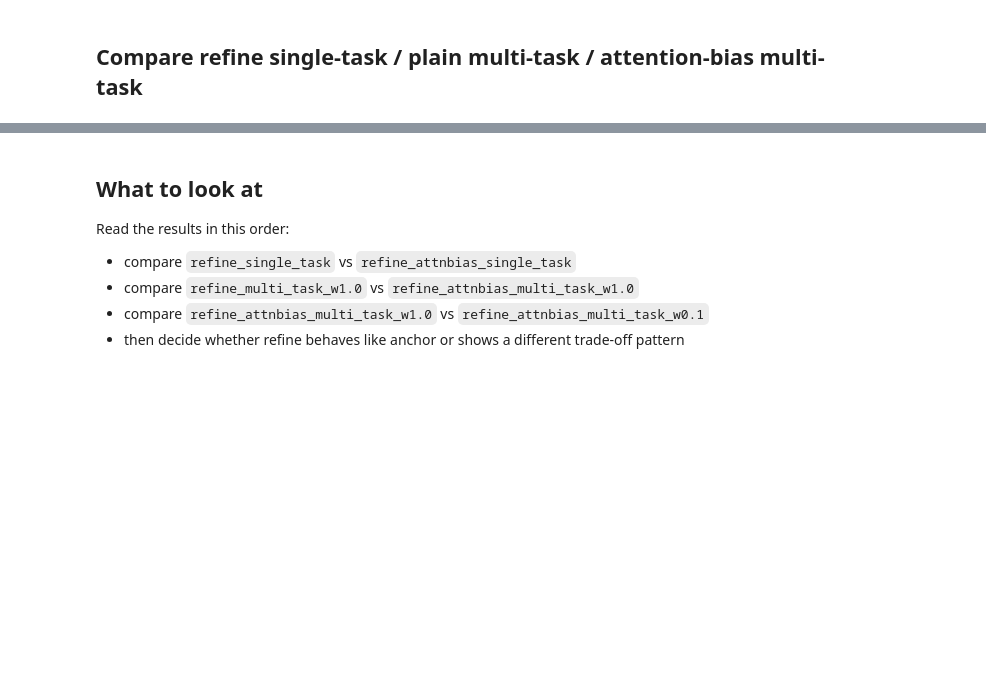
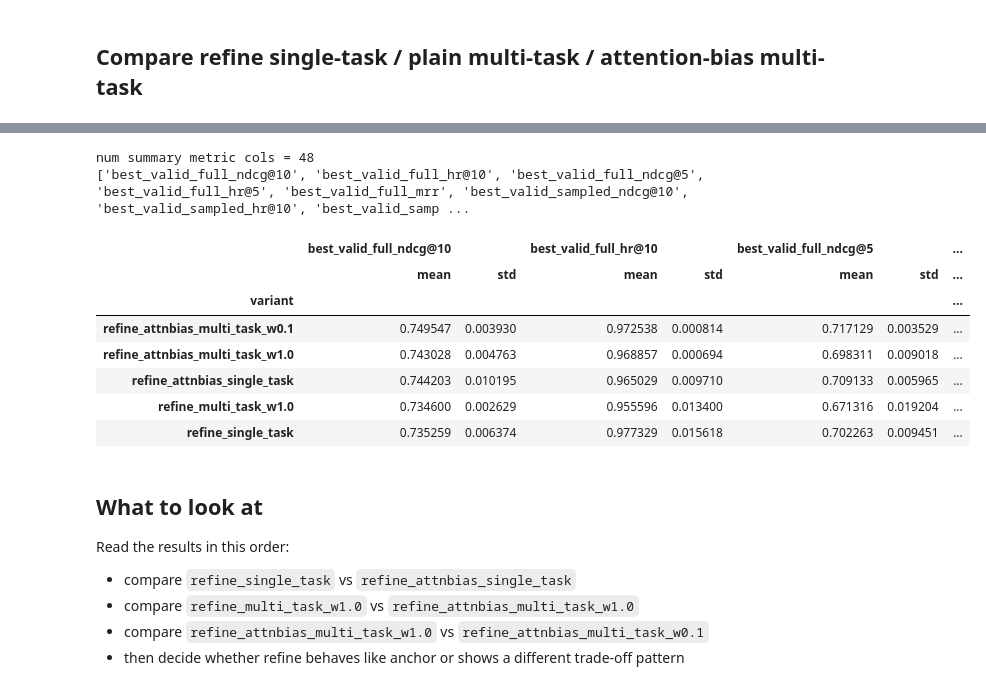
Before and after one commit to hwbuzz/time-aware-behavior-prediction, a Jupyter notebook: notebooks/sasrec_stage3_bpi2012_colab_train_08_260607.ipynb, the cells around one changed output, grey strips where cells are left out. Cells and saved outputs as stored; diff of their text form; code cells hidden in the pictures; blank space fills up the shorter version.

```diff
--- a/notebooks/sasrec_stage3_bpi2012_colab_train_08_260607.ipynb
+++ b/notebooks/sasrec_stage3_bpi2012_colab_train_08_260607.ipynb
@@ -492,7 +786,67 @@ df_compare[display_cols]
 # %%
-summary_metric_cols = [c for c in df_compare.columns if c.startswith(('best_valid_', 'best_test_at_best_valid_'))]
+import pandas as pd
+
+candidate_cols = [
+    c for c in df_compare.columns
+    if c.startswith(('best_valid_', 'best_test_at_best_valid_'))
+]
+
+summary_metric_cols = []
+for c in candidate_cols:
+    converted = pd.to_numeric(df_compare[c], errors='coerce')
+    if converted.notna().any():
+        df_compare[c] = converted
+        summary_metric_cols.append(c)
+
+def summary_metric_sort_key(col):
+    if col.startswith('best_valid_'):
+        group_rank = 0
+        name = col[len('best_valid_'):]
+    elif col.startswith('best_test_at_best_valid_'):
+        group_rank = 1
+        name = col[len('best_test_at_best_valid_'):]
+    else:
+        group_rank = 99
+        name = col
+
+    metric_order = [
+        'full_ndcg@10', 'full_hr@10', 'full_ndcg@5', 'full_hr@5', 'full_mrr',
+        'sampled_ndcg@10', 'sampled_hr@10', 'sampled_ndcg@5', 'sampled_hr@5', 'sampled_mrr',
+        'task_accuracy', 'task_macro_f1', 'task_top5_accuracy', 'task_top10_accuracy',
+        'task_time_mae', 'task_time_rmse', 'task_time_median_ae',
+    ]
+
+    try:
+        metric_rank = metric_order.index(name)
+    except ValueError:
+        metric_rank = 999
+
+    return (group_rank, metric_rank, name)
+
+summary_metric_cols = sorted(summary_metric_cols, key=summary_metric_sort_key)
+
+print('num summary metric cols =', len(summary_metric_cols))
+print(summary_metric_cols)
+
 summary_compare = df_compare.groupby('variant')[summary_metric_cols].agg(['mean', 'std'])
-summary_compare
+
+with pd.option_context(
+    'display.max_columns', None,
+    'display.max_colwidth', None,
+    'display.width', 2000,
+):
+    display(summary_compare)
+# %% [output]
+num summary metric cols = 48
+['best_valid_full_ndcg@10', 'best_valid_full_hr@10', 'best_valid_full_ndcg@5', 'best_valid_full_hr@5', 'best_valid_full_mrr', 'best_valid_sampled_ndcg@10', 'best_valid_sampled_hr@10', 'best_valid_samp ...
+|  | best_valid_full_ndcg@10 |  | best_valid_full_hr@10 |  | best_valid_full_ndcg@5 |  | ... |
+|  | mean | std | mean | std | mean | std | ... |
+| variant |  |  |  |  |  |  | ... |
+| refine_attnbias_multi_task_w0.1 | 0.749547 | 0.003930 | 0.972538 | 0.000814 | 0.717129 | 0.003529 | ... |
+| refine_attnbias_multi_task_w1.0 | 0.743028 | 0.004763 | 0.968857 | 0.000694 | 0.698311 | 0.009018 | ... |
+| refine_attnbias_single_task | 0.744203 | 0.010195 | 0.965029 | 0.009710 | 0.709133 | 0.005965 | ... |
+| refine_multi_task_w1.0 | 0.734600 | 0.002629 | 0.955596 | 0.013400 | 0.671316 | 0.019204 | ... |
+| refine_single_task | 0.735259 | 0.006374 | 0.977329 | 0.015618 | 0.702263 | 0.009451 | ... |
 # %% [markdown]
 ## What to look at
 
```
Also changed, not shown: parts of 18 cells of this notebook, 17 other files.
